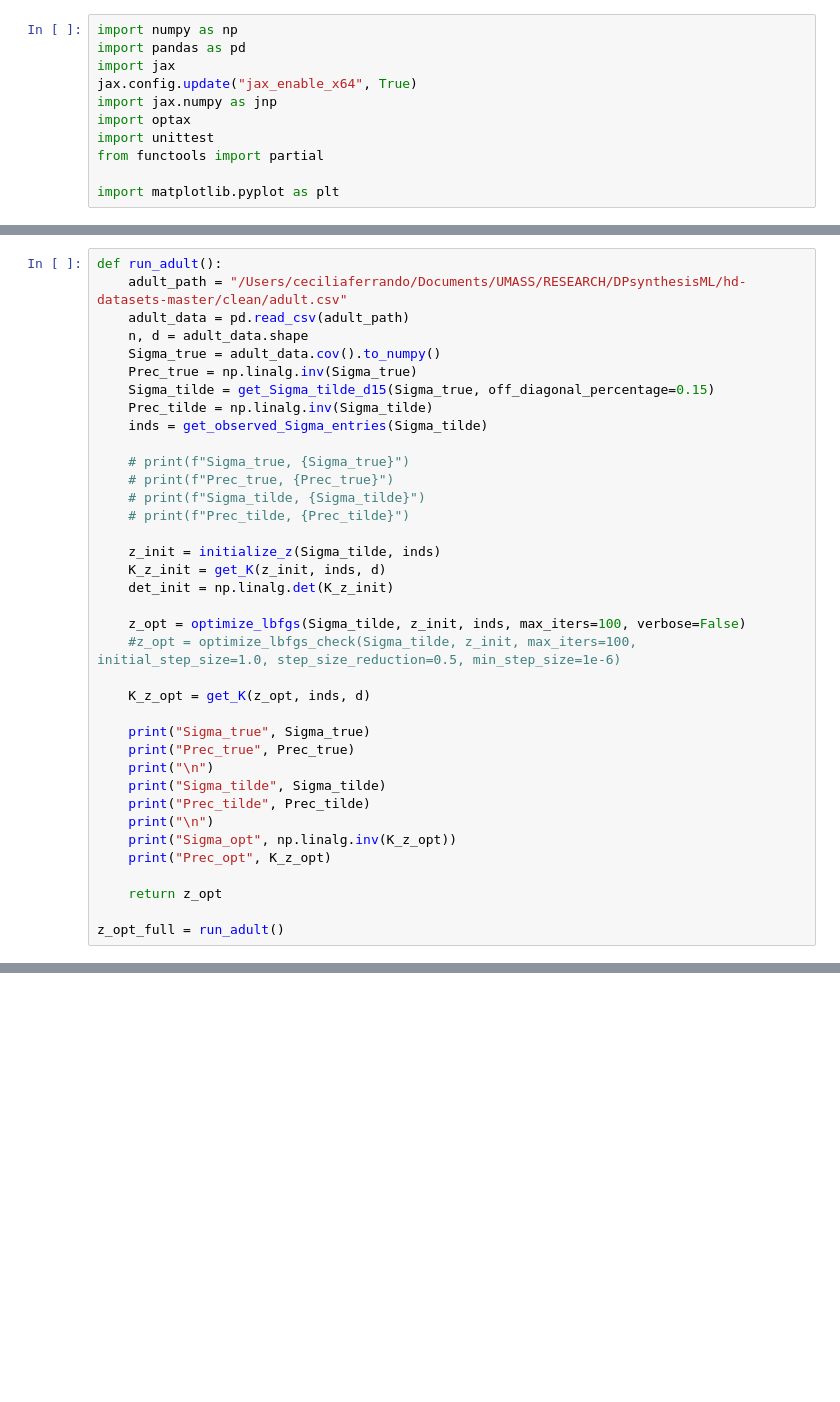
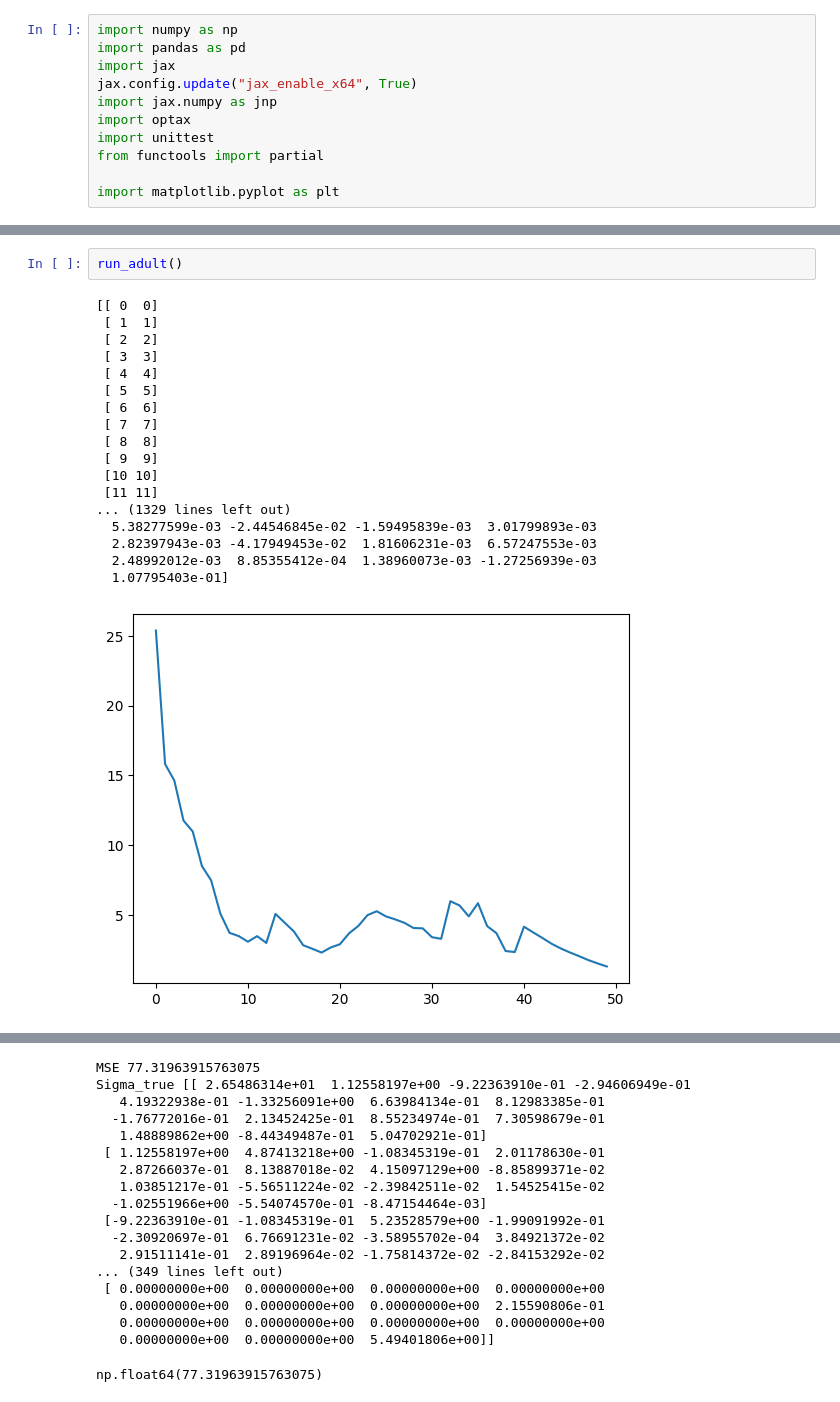
Before and after one commit to ceciliaferrando/private-ggm, a Jupyter notebook: PrivateGGM-notebook.ipynb, the cells around one changed output, grey strips where cells are left out. Cells and saved outputs as stored; diff of their text form; blank space fills up the shorter version.

Commit message:
halved diagonal encoding, adult d4 comparison, wip

```diff
--- a/PrivateGGM-notebook.ipynb
+++ b/PrivateGGM-notebook.ipynb
@@ -381,37 +476,0 @@ Prec_opt [[0.03767488 0.         0.         0.00073935]
-# %%
-def run_adult():
-    adult_path = "/Users/ceciliaferrando/Documents/UMASS/RESEARCH/DPsynthesisML/hd-datasets-master/clean/adult.csv"
-    adult_data = pd.read_csv(adult_path)
-    n, d = adult_data.shape
-    Sigma_true = adult_data.cov().to_numpy()
-    Prec_true = np.linalg.inv(Sigma_true)
-    Sigma_tilde = get_Sigma_tilde_d15(Sigma_true, off_diagonal_percentage=0.15)
-    Prec_tilde = np.linalg.inv(Sigma_tilde)
-    inds = get_observed_Sigma_entries(Sigma_tilde)
-
-    # print(f"Sigma_true, {Sigma_true}")
-    # print(f"Prec_true, {Prec_true}")
-    # print(f"Sigma_tilde, {Sigma_tilde}")
-    # print(f"Prec_tilde, {Prec_tilde}")
-
-    z_init = initialize_z(Sigma_tilde, inds)
-    K_z_init = get_K(z_init, inds, d)
-    det_init = np.linalg.det(K_z_init)
-
-    z_opt = optimize_lbfgs(Sigma_tilde, z_init, inds, max_iters=100, verbose=False)
-    #z_opt = optimize_lbfgs_check(Sigma_tilde, z_init, max_iters=100, initial_step_size=1.0, step_size_reduction=0.5, min_step_size=1e-6)
-
-    K_z_opt = get_K(z_opt, inds, d)
-
-    print("Sigma_true", Sigma_true)
-    print("Prec_true", Prec_true)
-    print("\n")
-    print("Sigma_tilde", Sigma_tilde)
-    print("Prec_tilde", Prec_tilde)
-    print("\n")
-    print("Sigma_opt", np.linalg.inv(K_z_opt))
-    print("Prec_opt", K_z_opt)
-
-    return z_opt
-
-z_opt_full = run_adult()
@@ -507,0 +493,21 @@ NameError: name 'Prec_tilde' is not defined
+# %%
+run_adult()
+# %% [output]
+[[ 0  0]
+ [ 1  1]
+ [ 2  2]
+ [ 3  3]
+ [ 4  4]
+ [ 5  5]
+ [ 6  6]
+ [ 7  7]
+ [ 8  8]
+ [ 9  9]
+ [10 10]
+ [11 11]
+... (1329 lines left out)
+  5.38277599e-03 -2.44546845e-02 -1.59495839e-03  3.01799893e-03
+  2.82397943e-03 -4.17949453e-02  1.81606231e-03  6.57247553e-03
+  2.48992012e-03  8.85355412e-04  1.38960073e-03 -1.27256939e-03
+  1.07795403e-01]
+[figure, added]
@@ -507,0 +515,18 @@ NameError: name 'Prec_tilde' is not defined
+MSE 77.31963915763075
+Sigma_true [[ 2.65486314e+01  1.12558197e+00 -9.22363910e-01 -2.94606949e-01
+   4.19322938e-01 -1.33256091e+00  6.63984134e-01  8.12983385e-01
+  -1.76772016e-01  2.13452425e-01  8.55234974e-01  7.30598679e-01
+   1.48889862e+00 -8.44349487e-01  5.04702921e-01]
+ [ 1.12558197e+00  4.87413218e+00 -1.08345319e-01  2.01178630e-01
+   2.87266037e-01  8.13887018e-02  4.15097129e+00 -8.85899371e-02
+   1.03851217e-01 -5.56511224e-02 -2.39842511e-02  1.54525415e-02
+  -1.02551966e+00 -5.54074570e-01 -8.47154464e-03]
+ [-9.22363910e-01 -1.08345319e-01  5.23528579e+00 -1.99091992e-01
+  -2.30920697e-01  6.76691231e-02 -3.58955702e-04  3.84921372e-02
+   2.91511141e-01  2.89196964e-02 -1.75814372e-02 -2.84153292e-02
+... (349 lines left out)
+ [ 0.00000000e+00  0.00000000e+00  0.00000000e+00  0.00000000e+00
+   0.00000000e+00  0.00000000e+00  0.00000000e+00  2.15590806e-01
+   0.00000000e+00  0.00000000e+00  0.00000000e+00  0.00000000e+00
+   0.00000000e+00  0.00000000e+00  5.49401806e+00]]
+np.float64(77.31963915763075)
```
Also changed, not shown: parts of 14 cells of this notebook.
